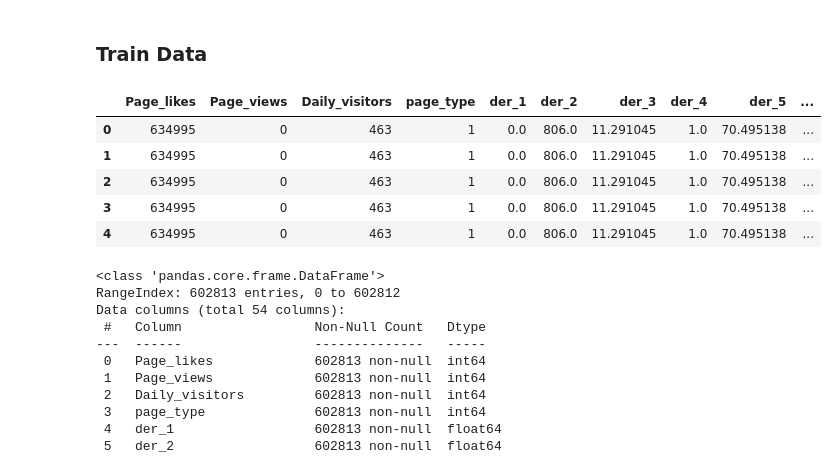
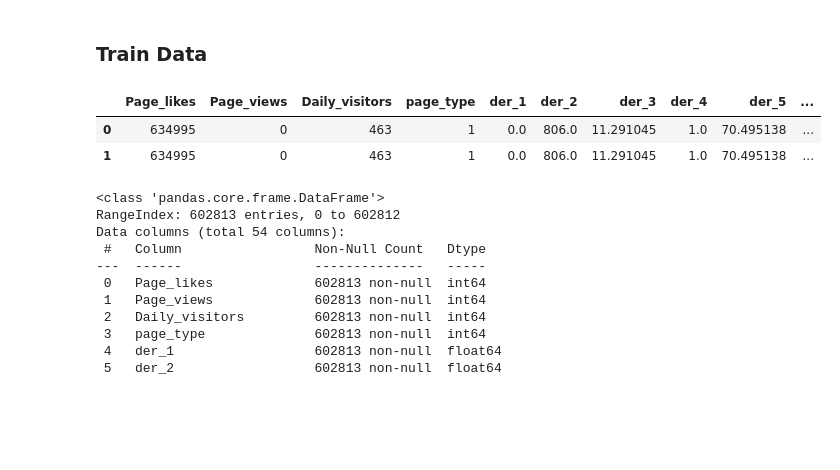
Before and after one commit to TheAIFellow/Facebook-Comment-Volume, a Jupyter notebook: Dilavar_Singh_Team_5_Facebook_Comment_Volume_Capstone_Project.ipynb, the cells around one changed output. Saved outputs shown, nothing was run; the diff lists cells and outputs as text; code cells hidden in the pictures; blank space fills up the shorter version.

```diff
--- a/Dilavar_Singh_Team_5_Facebook_Comment_Volume_Capstone_Project.ipynb
+++ b/Dilavar_Singh_Team_5_Facebook_Comment_Volume_Capstone_Project.ipynb
@@ -154,14 +158,11 @@ train_data = pd.concat([pd.read_csv(train_file_location + csv_file_train, header
 train_data=train_data.reset_index()
 del train_data['index']
 # %%
-train_data.head()
+train_data.head(2)
 # %% [output]
 |  | Page_likes | Page_views | Daily_visitors | page_type | der_1 | der_2 | der_3 | der_4 | der_5 | ... |
 | 0 | 634995 | 0 | 463 | 1 | 0.0 | 806.0 | 11.291045 | 1.0 | 70.495138 | ... |
 | 1 | 634995 | 0 | 463 | 1 | 0.0 | 806.0 | 11.291045 | 1.0 | 70.495138 | ... |
-| 2 | 634995 | 0 | 463 | 1 | 0.0 | 806.0 | 11.291045 | 1.0 | 70.495138 | ... |
-| 3 | 634995 | 0 | 463 | 1 | 0.0 | 806.0 | 11.291045 | 1.0 | 70.495138 | ... |
-| 4 | 634995 | 0 | 463 | 1 | 0.0 | 806.0 | 11.291045 | 1.0 | 70.495138 | ... |
 # %%
 train_data.info()
 # %% [output]
```
Also changed, not shown: parts of 42 cells of this notebook.
